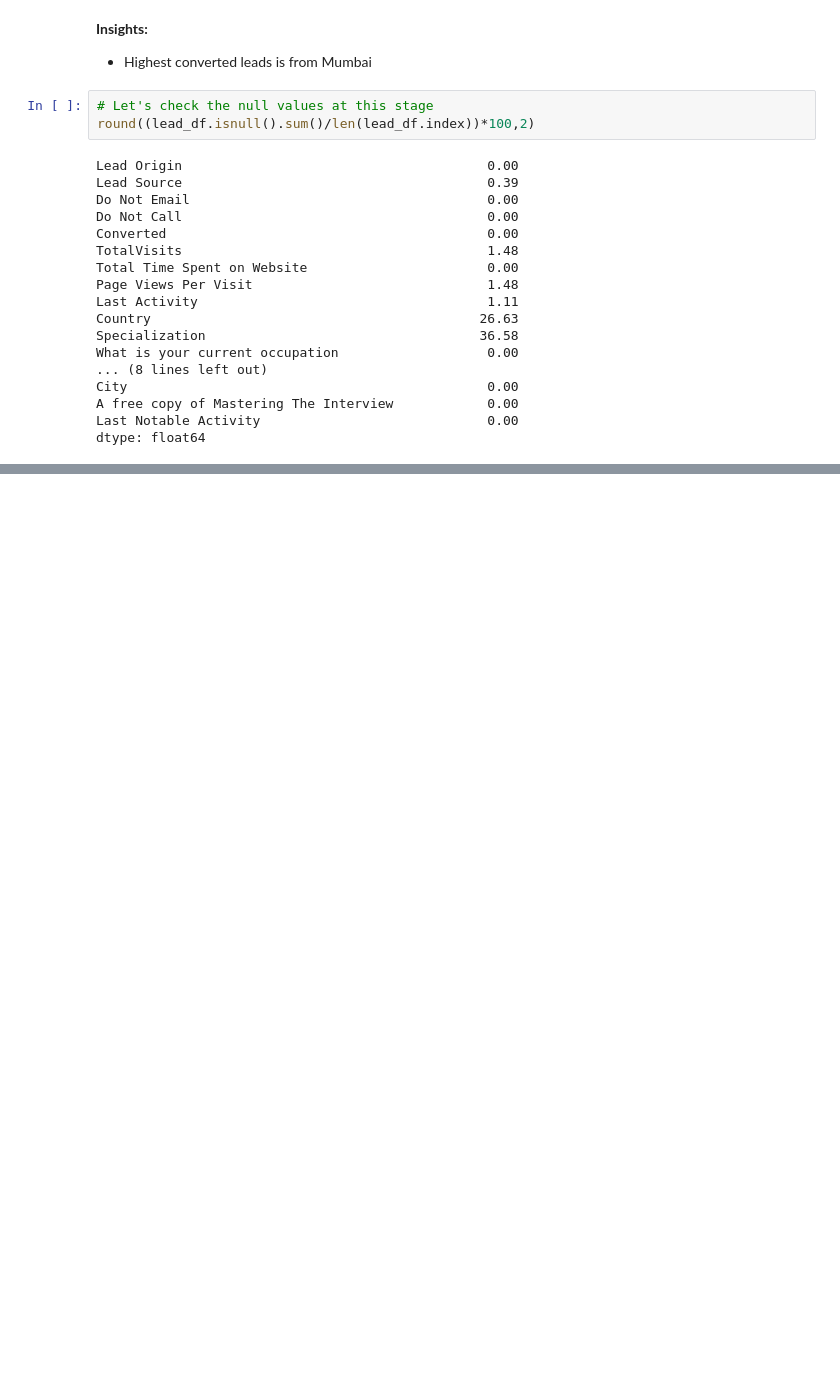
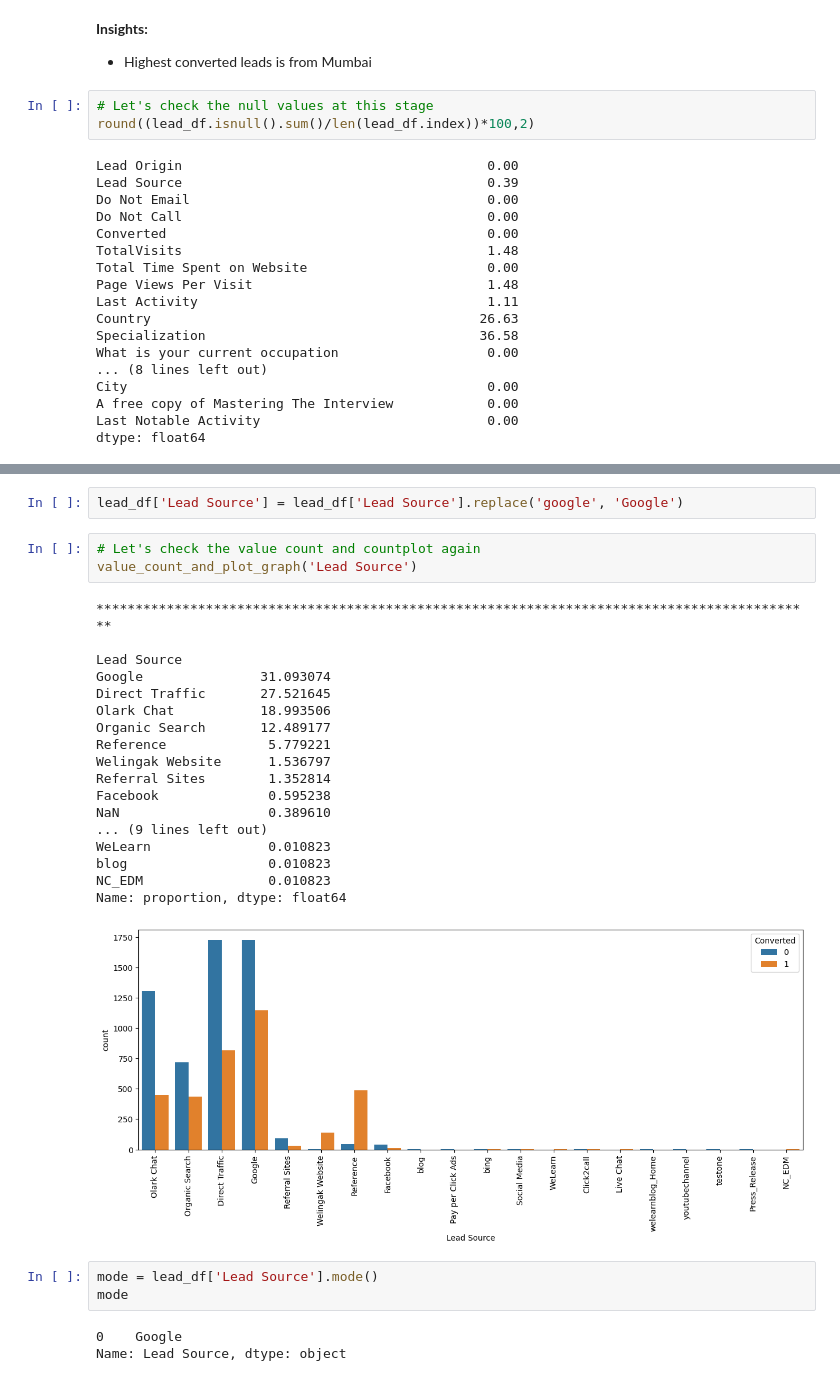
Before and after one commit to AkankshaDwivedi/lead-scoring-assignment, a Jupyter notebook: Lead_Scoring_Assignment_Akanksha.ipynb, the cells around one changed output, grey strips where cells are left out. Cells and saved outputs as stored; diff of their text form; blank space fills up the shorter version.

```diff
--- a/Lead_Scoring_Assignment_Akanksha.ipynb
+++ b/Lead_Scoring_Assignment_Akanksha.ipynb
@@ -598,0 +624,30 @@ dtype: float64
+# %%
+lead_df['Lead Source'] = lead_df['Lead Source'].replace('google', 'Google')
+# %%
+# Let's check the value count and countplot again
+value_count_and_plot_graph('Lead Source')
+# %% [output]
+********************************************************************************************
+
+Lead Source
+Google               31.093074
+Direct Traffic       27.521645
+Olark Chat           18.993506
+Organic Search       12.489177
+Reference             5.779221
+Welingak Website      1.536797
+Referral Sites        1.352814
+Facebook              0.595238
+NaN                   0.389610
+... (9 lines left out)
+WeLearn               0.010823
+blog                  0.010823
+NC_EDM                0.010823
+Name: proportion, dtype: float64
+[figure, added]
+# %%
+mode = lead_df['Lead Source'].mode()
+mode
+# %% [output]
+0    Google
+Name: Lead Source, dtype: object
```
Also changed, not shown: parts of 38 cells of this notebook.
